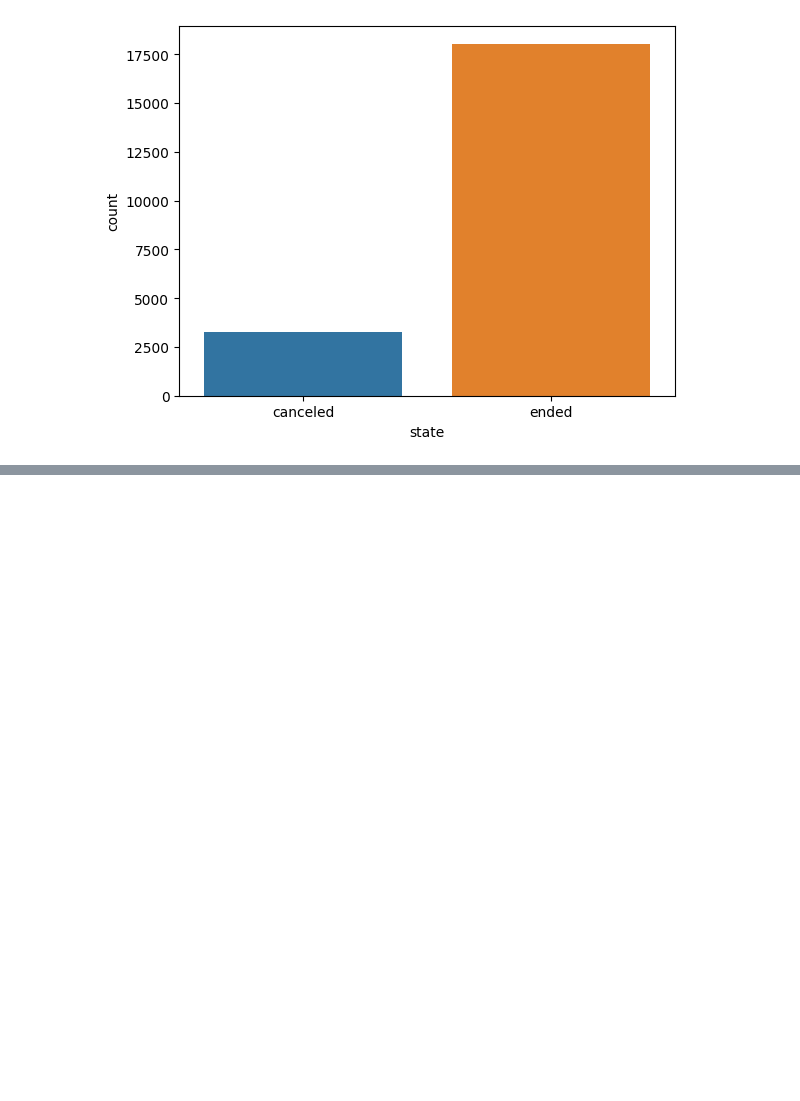
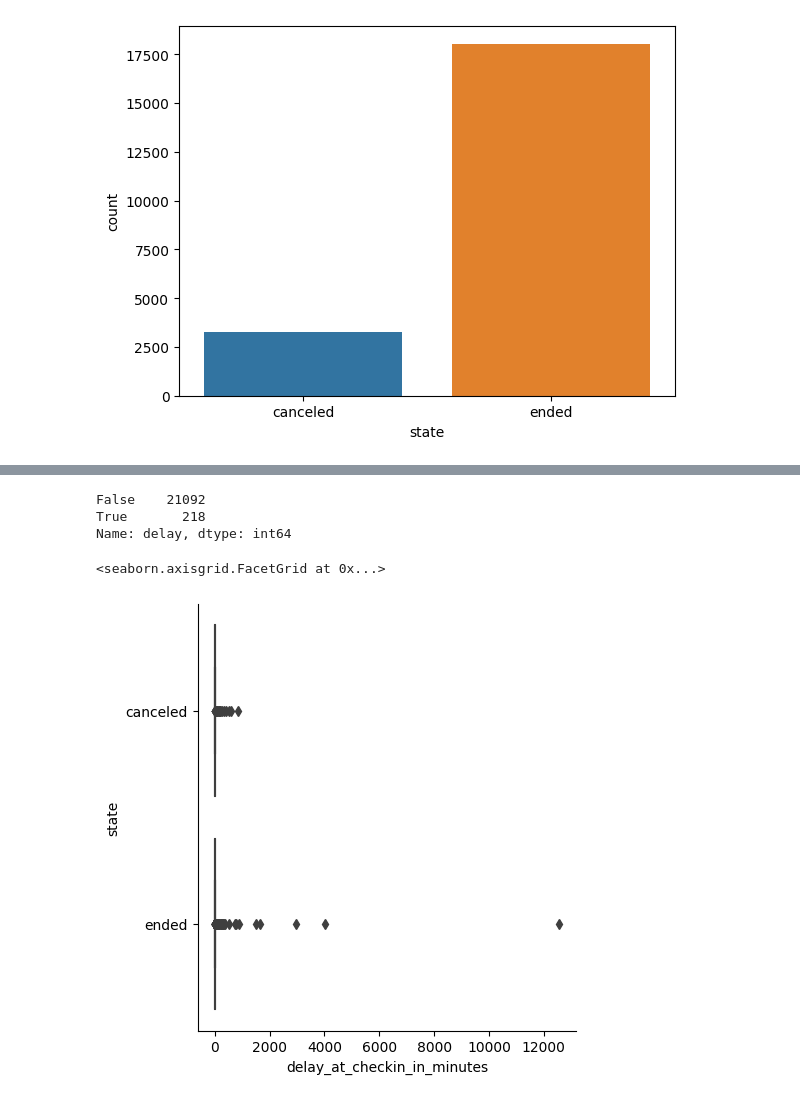
Before and after one commit to Stylomines/GetAround, a Jupyter notebook: get_around_delay.ipynb, the cells around one changed output, grey strips where cells are left out. Drawn from its saved outputs; the diff is of its cells as text; code cells hidden in the pictures; blank space fills up the shorter version.

```diff
--- a/get_around_delay.ipynb
+++ b/get_around_delay.ipynb
@@ -92,0 +121,3 @@ https://gist.github.com/mwaskom/de44147ed2974457ad6372750bbe5751
+# %%
+df_delay_new = df_delay.merge(df_delay[['rental_id','delay_at_checkout_in_minutes']], left_on='previous_ended_rental_id', right_on='rental_id', how='left')
+df_delay_new
@@ -92,0 +154,21 @@ https://gist.github.com/mwaskom/de44147ed2974457ad6372750bbe5751
+# %%
+df_delay_new['delay_at_checkout_with_previous_rental'] = df_delay_new['delay_at_checkout_in_minutes_y'].apply(lambda x : x if x >0
+else 0)
+# %%
+df_delay_new['delay_at_checkin_in_minutes'] = df_delay_new['delay_at_checkout_with_previous_rental'] - df_delay_new['time_delta_with_previous_rental_in_minutes']
+df_delay_new['delay_at_checkin_in_minutes'] = df_delay_new['delay_at_checkin_in_minutes'].apply(lambda x : x if x >0
+else 0)
+# %%
+df_delay_new['delay'] = df_delay_new['delay_at_checkin_in_minutes'].apply(lambda x : True if x >0
+else False)
+# %%
+df_delay_new['delay'].value_counts()
+# %% [output]
+False    21092
+True       218
+Name: delay, dtype: int64
+# %%
+sns.catplot(data=df_delay_new, x="delay_at_checkin_in_minutes", y = 'state', kind="box")
+# %% [output]
+<seaborn.axisgrid.FacetGrid at 0x...>
+[figure, added]
```
Also changed, not shown: parts of 9 cells of this notebook, 2 other files.
